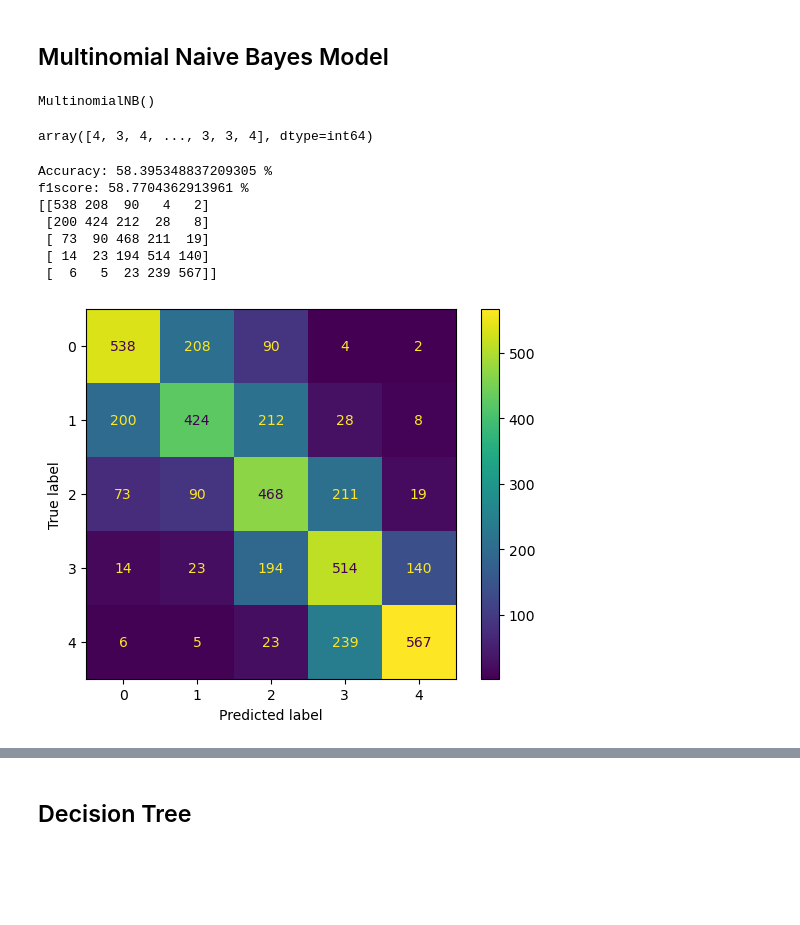
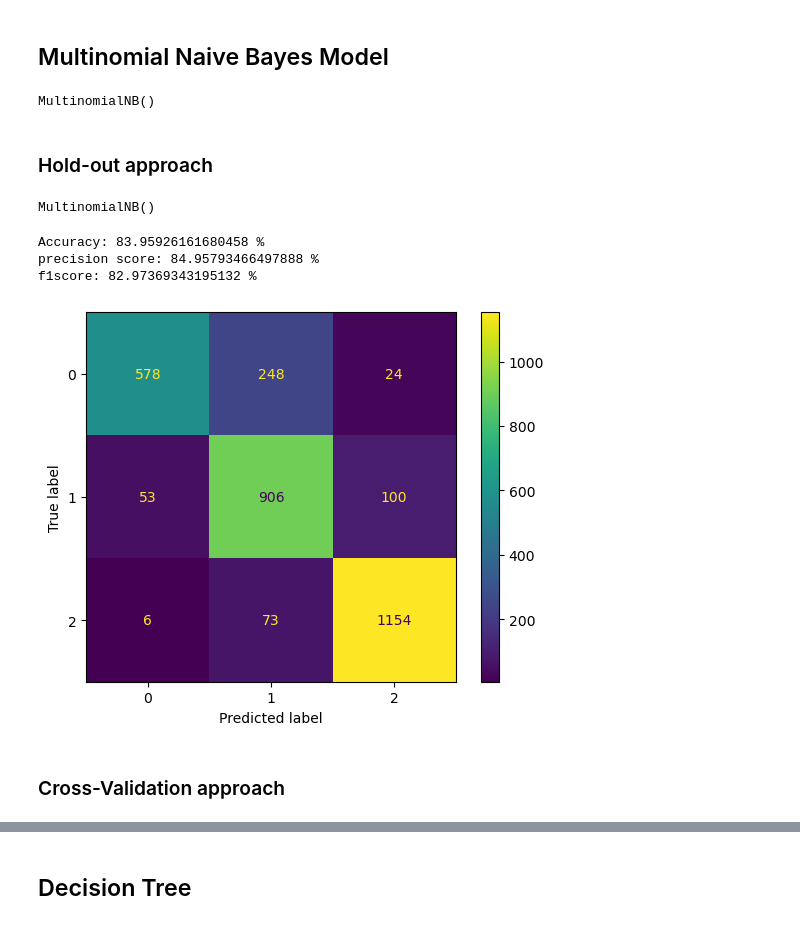
Before and after one commit to Mohammed-Boutahar/Machine_Learning_hotel_reviews, a Jupyter notebook: Sentiment Analysis.ipynb, the cells around one changed output, grey strips where cells are left out. Cells and saved outputs as stored; diff of their text form; code cells hidden in the pictures; blank space fills up the shorter version.

```diff
--- a/Sentiment Analysis.ipynb
+++ b/Sentiment Analysis.ipynb
@@ -31,7 +31,7 @@ import time
 # %% [markdown]
 ## Import the dataset
 # %%
-data = pd.read_csv("sub_reviews_hotels.csv", sep=';', on_bad_lines="skip", encoding='ISO-8859-1')
+data = pd.read_csv("reviews_rating1,3,5.csv", sep=';', on_bad_lines="skip", encoding='ISO-8859-1')
 # %%
 data.head(10)
 # %% [output]
@@ -401,4 +376,9 @@ f1score: 58.68054035755883 %
 from sklearn.naive_bayes import MultinomialNB
 # train a Naive Bayes classifier
 mnb = MultinomialNB()
+mnb
+# %% [output]
+MultinomialNB()
+# %% [markdown]
+### Hold-out approach
 # %%
@@ -406,30 +387,24 @@ mnb.fit(X_train, y_train)
 # %% [output]
 MultinomialNB()
 # %%
-# evaluate the classifier on the test set
+#testing
 y_pred = mnb.predict(X_test)
-y_pred
-# %% [output]
-array([4, 3, 4, ..., 3, 3, 4], dtype=int64)
 # %%
-acc_naivebayes = accuracy_score(y_test, y_pred)
+acc = accuracy_score(y_test, y_pred)
 precision = precision_score(y_test, y_pred, average='macro')
 f1 = f1_score(y_test, y_pred, average='macro')
 print("Accuracy:", acc*100, "%")
 print("precision score:", precision*100, "%")
 print("f1score:", f1*100, "%")
-print(confusion_matrix(y_test, y_pred))
 
 cm = confusion_matrix(y_test, y_pred)
 
 cm_display = ConfusionMatrixDisplay(cm).plot()
 # %% [output]
-Accuracy: 58.395348837209305 %
-f1score: 58.7704362913961 %
-[[538 208  90   4   2]
- [200 424 212  28   8]
- [ 73  90 468 211  19]
- [ 14  23 194 514 140]
- [  6   5  23 239 567]]
+Accuracy: 83.95926161680458 %
+precision score: 84.95793466497888 %
+f1score: 82.97369343195132 %
-[figure, old version]
+[figure, new version]
+# %% [markdown]
+### Cross-Validation approach
 # %%
```
Also changed, not shown: parts of 50 cells of this notebook, 7 other files.
